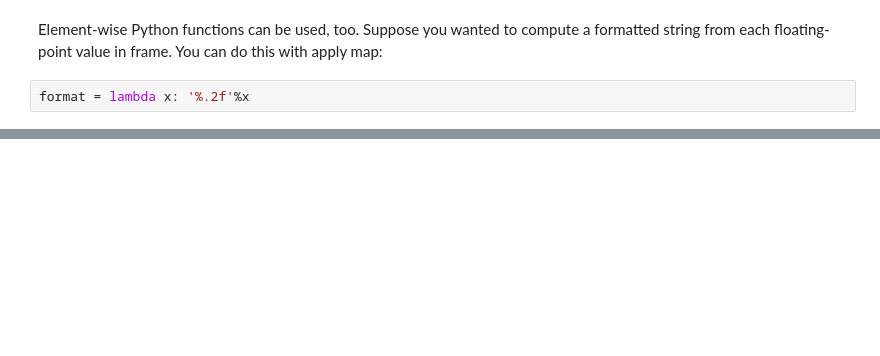
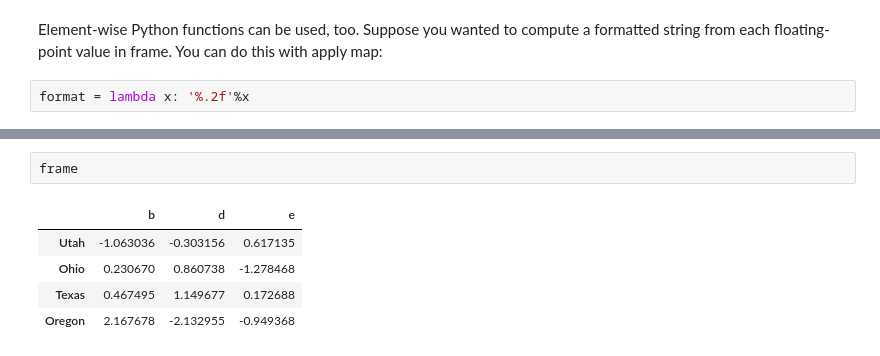
Before and after one commit to chunyaozhang/laikang_00, a Jupyter notebook: ch05.ipynb, the cells around one changed output, grey strips where cells are left out. Drawn from its saved outputs; the diff is of its cells as text; blank space fills up the shorter version.

```diff
--- a/ch05.ipynb
+++ b/ch05.ipynb
@@ -1250,0 +1250,8 @@ frame.applymap(format)
+# %%
+frame
+# %% [output]
+|  | b | d | e |
+| Utah | -1.063036 | -0.303156 | 0.617135 |
+| Ohio | 0.230670 | 0.860738 | -1.278468 |
+| Texas | 0.467495 | 1.149677 | 0.172688 |
+| Oregon | 2.167678 | -2.132955 | -0.949368 |
```
Also changed, not shown: parts of 65 cells of this notebook, 1 other file.
